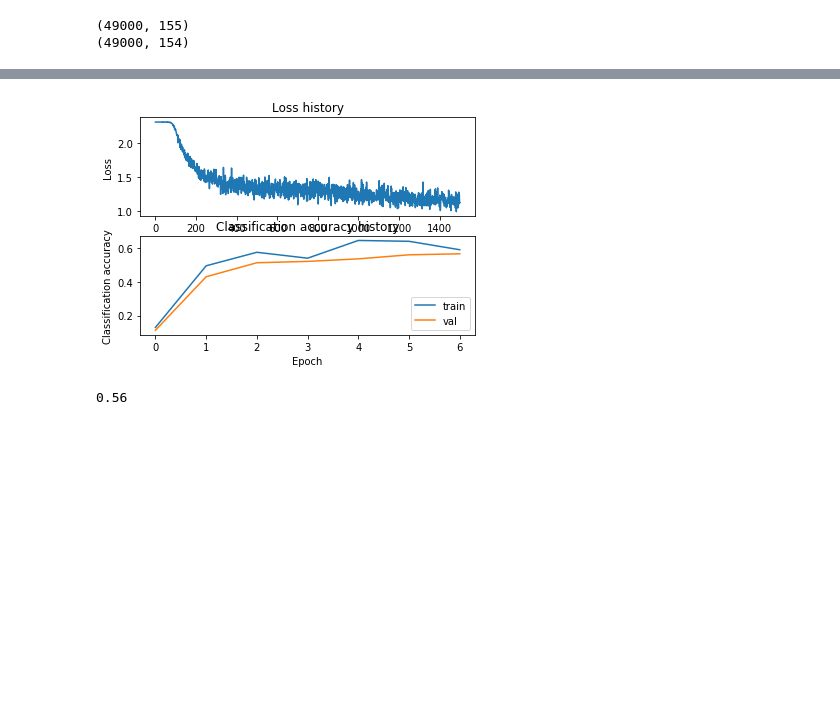
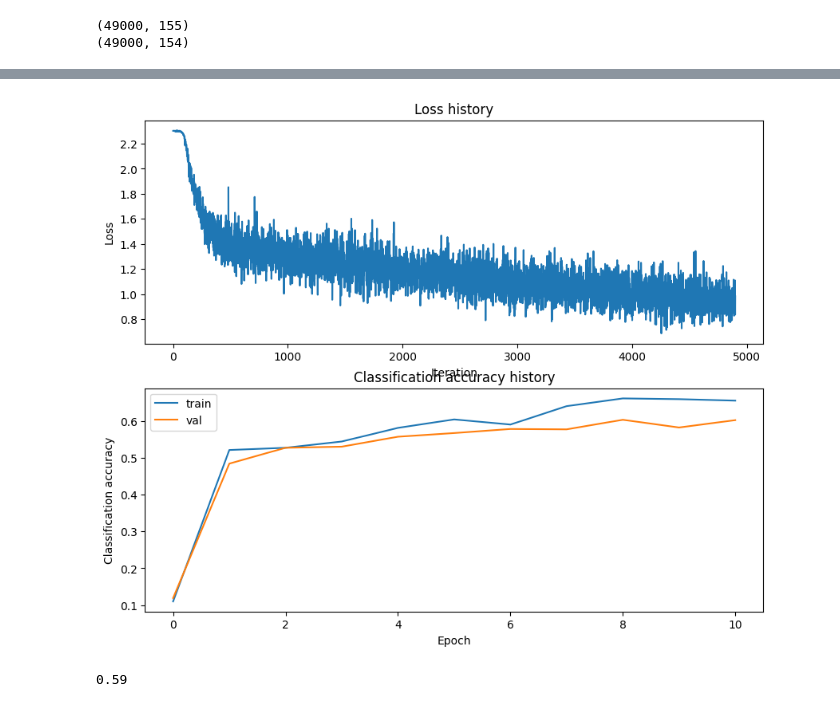
Before and after one commit to Kir1same96204/CS231n, a Jupyter notebook: assignment1/features.ipynb, the cells around one changed output, grey strips where cells are left out. Saved outputs shown, nothing was run; the diff lists cells and outputs as text; code cells hidden in the pictures; blank space fills up the shorter version.

```diff
--- a/assignment1/features.ipynb
+++ b/assignment1/features.ipynb
@@ -125,8 +146,8 @@ Using the multiclass SVM code developed earlier in the assignment, train SVMs on
 
 from cs231n.classifiers.linear_classifier import LinearSVM
 
-learning_rates = [2.2e-8, 2.3e-8]
-regularization_strengths = [5e5, 4e5]
+learning_rates = [1.5e-4, 1e-3,1e-5]
+regularization_strengths = [5e-1]
 
 results = {}
 best_val = -1
@@ -145,7 +166,7 @@ best_svm = None
 for lr in learning_rates:
     for reg in regularization_strengths:
         svm = LinearSVM()
-        svm.train(X_train_feats, y_train, learning_rate=lr, reg=reg, num_iters=1500, verbose=False)
+        svm.train(X_train_feats, y_train, learning_rate=lr, reg=reg, num_iters=1500, verbose=True)
 
         y_train_pred = svm.predict(X_train_feats)
         train_acc = np.mean(y_train_pred == y_train)
@@ -164,7 +185,8 @@ for lr in learning_rates:
 # Print out results.
 for lr, reg in sorted(results):
     train_accuracy, val_accuracy = results[(lr, reg)]
-    print('lr %e reg %e train accuracy: %f val accuracy: %f' % (lr, reg, train_accuracy, val_accuracy))
+    print('lr %e reg %e train accuracy: %f val accuracy: %f' % (
+                lr, reg, train_accuracy, val_accuracy))
 
-print('best validation accuracy achieved during cross-validation: %f' % best_val)
+print('best validation accuracy achieved: %f' % best_val)
 # %% [output]
@@ -227,11 +261,21 @@ print(X_train_feats.shape)
 (49000, 155)
 (49000, 154)
 # %%
-from cs231n.classifiers.neural_net import TwoLayerNet
+from cs231n.classifiers.fc_net import TwoLayerNet
+from cs231n.solver import Solver
 
 input_dim = X_train_feats.shape[1]
 hidden_dim = 500
 num_classes = 10
+
+data = {
+    'X_train': X_train_feats,
+    'y_train': y_train,
+    'X_val': X_val_feats,
+    'y_val': y_val,
+    'X_test': X_test_feats,
+    'y_test': y_test,
+}
 
 net = TwoLayerNet(input_dim, hidden_dim, num_classes)
 best_net = None
@@ -243,30 +287,36 @@ best_net = None
 ################################################################################
 # *****START OF YOUR CODE (DO NOT DELETE/MODIFY THIS LINE)*****
 
-learning_rates = [1e-1,0.2]
-regularization_strengths = [7e-6, 1e-5, 8e-6]
+learning_rates = [0.1]
+regularization_strengths = [1e-6, 1e-5,1e-4]
 
 results = {}
 best_val = -1
-stats = {}
+stats = None
 
 for lr in learning_rates:
     for reg in regularization_strengths:
-        net = TwoLayerNet(input_dim, hidden_dim, num_classes)
-        _ = net.train(X_train_feats, y_train, X_val_feats, y_val, learning_rate=lr, reg=reg, num_iters=1500, verbose=True )
+        net = TwoLayerNet(input_dim, hidden_dim, num_classes, reg=reg)
+        solver = Solver(net, data,
+                        update_rule='sgd',
+                        lr_decay = 0.95,
+                        num_epochs = 10,
+                        optim_config={
+                            'learning_rate': lr,
+                        },
+                       print_every=500)
 
-        y_train_pred = net.predict(X_train_feats)
-        train_acc = np.mean(y_train_pred == y_train)
+        solver.train()
 
-        y_val_pred = net.predict(X_val_feats)
-        val_acc = np.mean(y_val_pred == y_val)
+        val_acc = solver.val_acc_history[-1]
 
-        results[(lr, reg)] = (train_acc, val_acc)
+        results[lr, reg] = (solver.train_acc_history[-1], solver.val_acc_history[-1])
 
         if (val_acc > best_val):
             best_val = val_acc
             best_net = net
-            stats = _
+            stats = solver
+
 
 
 for lr, reg in sorted(results):
@@ -277,14 +327,14 @@ print('best validation accuracy achieved during cross-validation: %f' % best_val
 
 # Plot the loss function and train / validation accuracies
 plt.subplot(2, 1, 1)
-plt.plot(stats['loss_history'])
+plt.plot(stats.loss_history)
 plt.title('Loss history')
 plt.xlabel('Iteration')
 plt.ylabel('Loss')
 
 plt.subplot(2, 1, 2)
-plt.plot(stats['train_acc_history'], label='train')
-plt.plot(stats['val_acc_history'], label='val')
+plt.plot(stats.train_acc_history, label='train')
+plt.plot(stats.val_acc_history, label='val')
 plt.title('Classification accuracy history')
 plt.xlabel('Epoch')
 plt.ylabel('Classification accuracy')
@@ -313,9 +363,10 @@ best validation accuracy achieved during cross-validation: 0.570000
-[figure, old version]
+[figure, new version]
 # %%
 # Run your best neural net classifier on the test set. You should be able
 # to get more than 55% accuracy.
 
-test_acc = (best_net.predict(X_test_feats) == y_test).mean()
+y_test_pred = np.argmax(best_net.loss(data['X_test']), axis=1)
+test_acc = (y_test_pred == data['y_test']).mean()
 print(test_acc)
 # %% [output]
-0.56
+0.59
```
Also changed, not shown: parts of 6 cells of this notebook, 31 other files.
